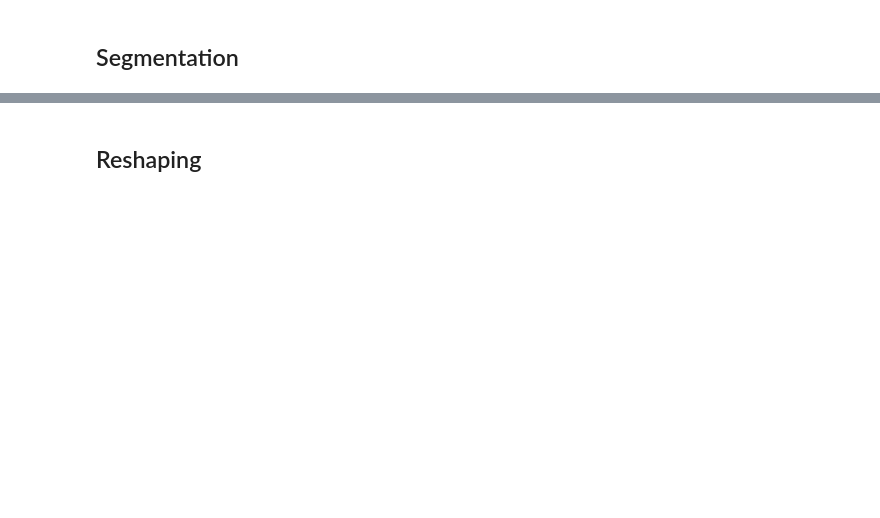
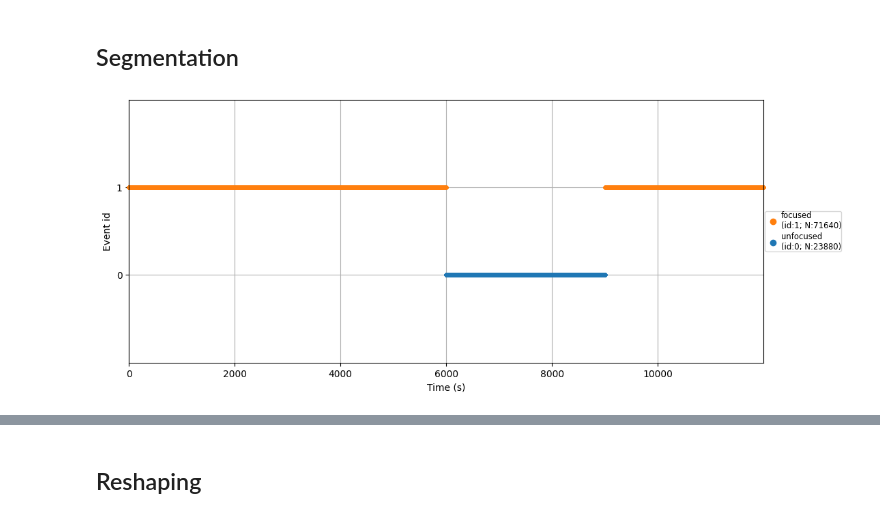
Before and after one commit to sovetskiysn/eeg-validation-strategies, a Jupyter notebook: Article_Baselines.ipynb, the cells around one changed output, grey strips where cells are left out. Cells and saved outputs as stored; diff of their text form; code cells hidden in the pictures; blank space fills up the shorter version.

```diff
--- a/Article_Baselines.ipynb
+++ b/Article_Baselines.ipynb
@@ -445,7 +462,7 @@ https://figshare.com/articles/dataset/SAM_40_Dataset_of_40_Subject_EEG_Recording
 # %% [markdown]
 ## Reading files
 # %%
-data_path = 'datasets//SAM 40 dataset//'
+data_path = 'datasets//SAM 40 dataset//raw_data//'
 
 eeg_channels = [
     'CZ', 'FZ', 'Fp1', 'F7', 'F3', 'FC1', 'C3', 'FC5',
@@ -454,10 +471,18 @@ eeg_channels = [
     'T8', 'FT10', 'FC6', 'C4', 'FC2', 'F4', 'F8', 'Fp2'
 ]
 
+task_to_class = {
+    'relax': 'unfocused',
+    'stroop': 'focused',
+    'arithmetic': 'focused',
+    'mirror': 'focused'
+}
+
 sfreq = 128
 voltage_resolution = 0.51e-6
 
 sam40 = {}
+
 
 
 for task_prefix in ['Relax', 'Stroop', 'Arithmetic', 'Mirror_image']:
@@ -488,10 +513,13 @@ for task_prefix in ['Relax', 'Stroop', 'Arithmetic', 'Mirror_image']:
             raw = mne.io.RawArray(scaled_data, info)
             raw.set_montage('standard_1020', match_case=False)
 
+
+
+
             annots = mne.Annotations(
                 onset=[0],
                 duration=[raw.times[-1]],
-                description=[task_key]
+                description=[task_to_class[task_key]]
             )
             raw.set_annotations(annots)
 
@@ -599,32 +686,22 @@ sam40_full.compute_psd().plot()
 # %% [markdown]
 ## Segmentation
-# %%
-raw_objects_to_concatenate = [
-    sam40[task_key][subject_key][trial_key].pick_channels(['F3', 'F4', 'F7', 'F8', 'FC5', 'FC6', 'O1', 'O2', 'P7', 'P8', 'T7', 'T8'])
-    for task_key in sorted(sam40.keys())
-    for subject_key in sorted(sam40[task_key].keys())
-    for trial_key in sorted(sam40[task_key][subject_key].keys())
-]
-
-sam40_full = mne.concatenate_raws([r.copy() for r in raw_objects_to_concatenate])
-sam40_full
 # %%
 events_maping = {
-    'relax': 0,
-    'stroop': 1,
-    'arithmetic': 1,
-    'mirror': 1
+    'focused':1,
+    'unfocused':0
 }
 
 events, event_dict = mne.events_from_annotations(sam40_full, chunk_duration=0.125, event_id=events_maping)
 
 
 fig, ax = plt.subplots(figsize=[15, 5])
 
 mne.viz.plot_events(events, sam40_full.info['sfreq'],
                     event_id=event_dict,
                     axes=ax)
 plt.show()
+# %% [output]
+[figure, added]
 # %%
 tmin = 0.0       # Начало эпохи относительно события
 tmax = 1.0       # Конец эпохи относительно события
```
Also changed, not shown: parts of 21 cells of this notebook.
